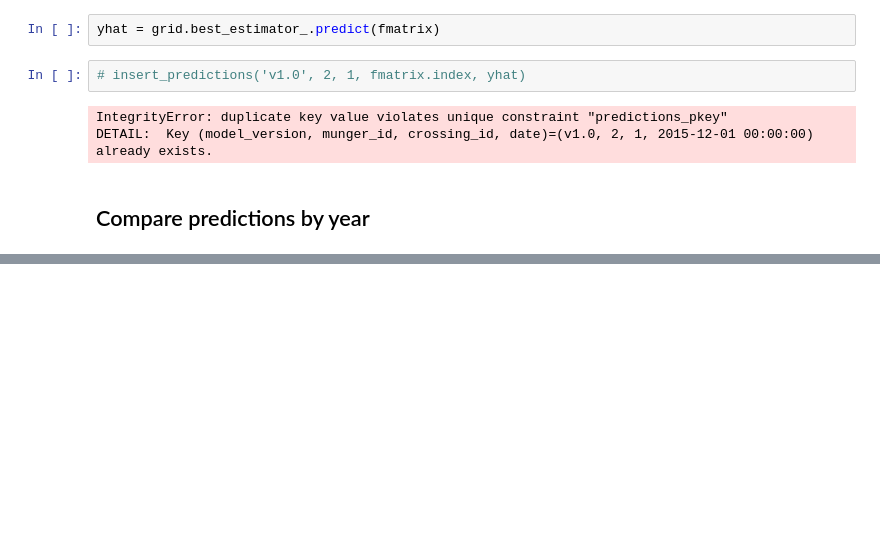
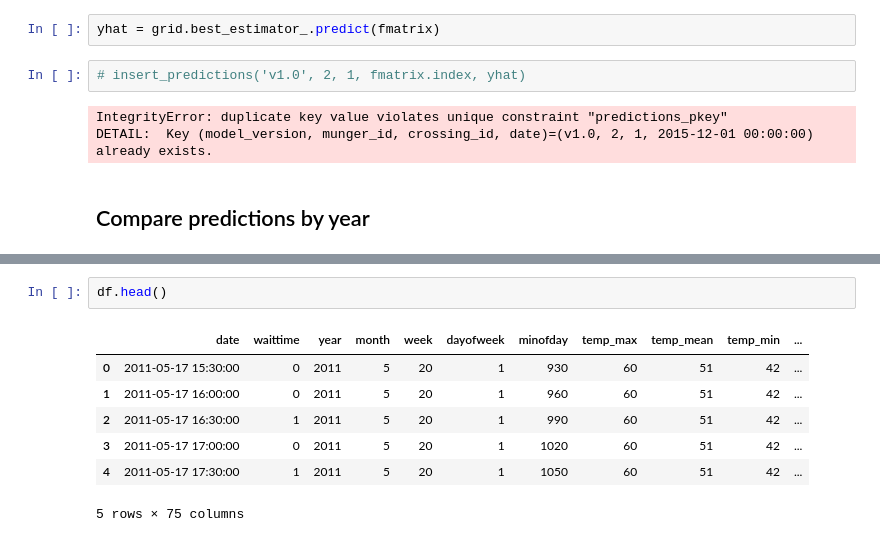
Before and after one commit to jngseattle/BorderCrossing, a Jupyter notebook: code/Model-v1.0-Southbound.ipynb, the cells around one changed output, grey strips where cells are left out. Drawn from its saved outputs; the diff is of its cells as text; blank space fills up the shorter version.

```diff
--- a/code/Model-v1.0-Southbound.ipynb
+++ b/code/Model-v1.0-Southbound.ipynb
@@ -105,0 +180,10 @@ Ensemble :  0.192092858751
+# %%
+df.head()
+# %% [output]
+|  | date | waittime | year | month | week | dayofweek | minofday | temp_max | temp_mean | temp_min | ... |
+| 0 | 2011-05-17 15:30:00 | 0 | 2011 | 5 | 20 | 1 | 930 | 60 | 51 | 42 | ... |
+| 1 | 2011-05-17 16:00:00 | 0 | 2011 | 5 | 20 | 1 | 960 | 60 | 51 | 42 | ... |
+| 2 | 2011-05-17 16:30:00 | 1 | 2011 | 5 | 20 | 1 | 990 | 60 | 51 | 42 | ... |
+| 3 | 2011-05-17 17:00:00 | 0 | 2011 | 5 | 20 | 1 | 1020 | 60 | 51 | 42 | ... |
+| 4 | 2011-05-17 17:30:00 | 1 | 2011 | 5 | 20 | 1 | 1050 | 60 | 51 | 42 | ... |
+5 rows × 75 columns
```
Also changed, not shown: parts of 20 cells of this notebook, 1 other file.
